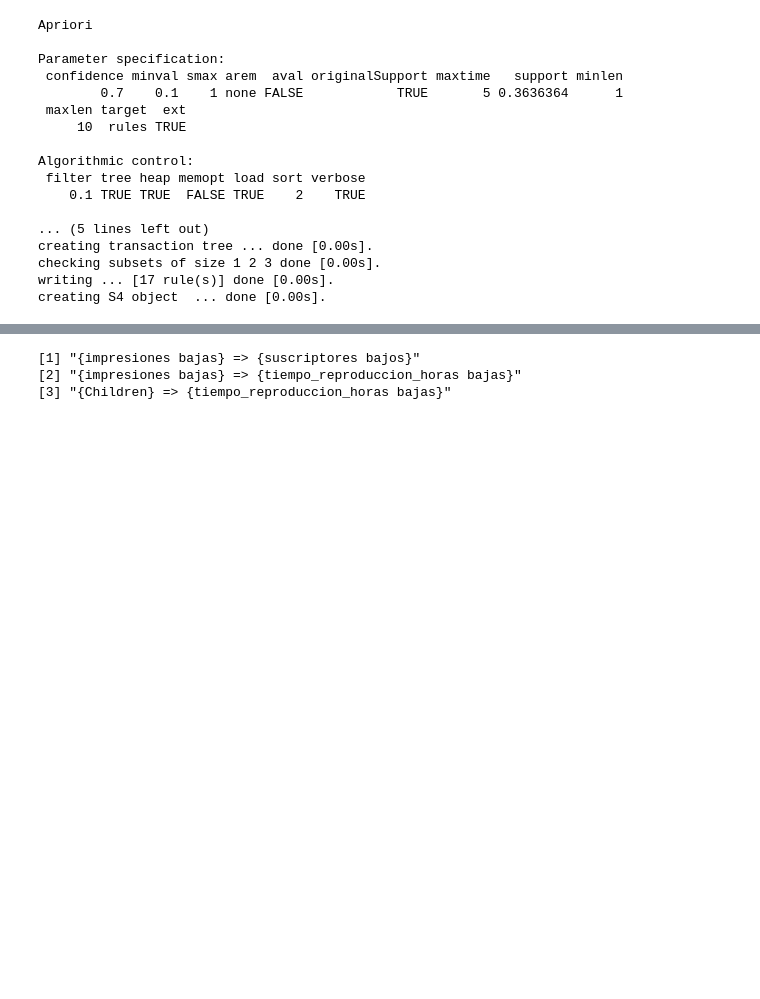
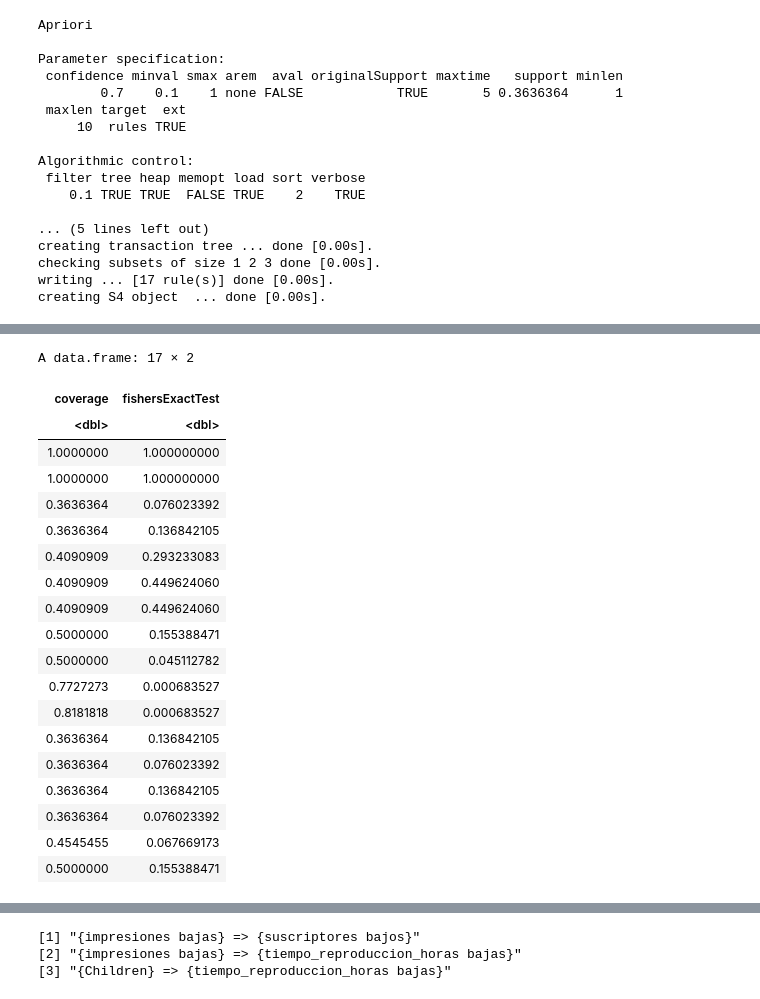
Before and after one commit to cristiandelahooz/descriptive-model-apriori, a Jupyter notebook: notebooks/asociacion/apriori.ipynb, the cells around one changed output, grey strips where cells are left out. Saved outputs shown, nothing was run; the diff lists cells and outputs as text; code cells hidden in the pictures; blank space fills up the shorter version.

```diff
--- a/notebooks/asociacion/apriori.ipynb
+++ b/notebooks/asociacion/apriori.ipynb
@@ -341,0 +634,27 @@ inspect(sort(x = reglas, decreasing = TRUE, by = "confidence"))
+# %%
+metricas <- interestMeasure(reglas,
+  measure = c("coverage", "fishersExactTest"),
+  transactions = transacciones
+)
+metricas
+# %% [output]
+A data.frame: 17 × 2
+| coverage | fishersExactTest |
+| <dbl> | <dbl> |
+| 1.0000000 | 1.000000000 |
+| 1.0000000 | 1.000000000 |
+| 0.3636364 | 0.076023392 |
+| 0.3636364 | 0.136842105 |
+| 0.4090909 | 0.293233083 |
+| 0.4090909 | 0.449624060 |
+| 0.4090909 | 0.449624060 |
+| 0.5000000 | 0.155388471 |
+| 0.5000000 | 0.045112782 |
+| 0.7727273 | 0.000683527 |
+| 0.8181818 | 0.000683527 |
+| 0.3636364 | 0.136842105 |
+| 0.3636364 | 0.076023392 |
+| 0.3636364 | 0.136842105 |
+| 0.3636364 | 0.076023392 |
+| 0.4545455 | 0.067669173 |
+| 0.5000000 | 0.155388471 |
```
Also changed, not shown: parts of 35 cells of this notebook.
